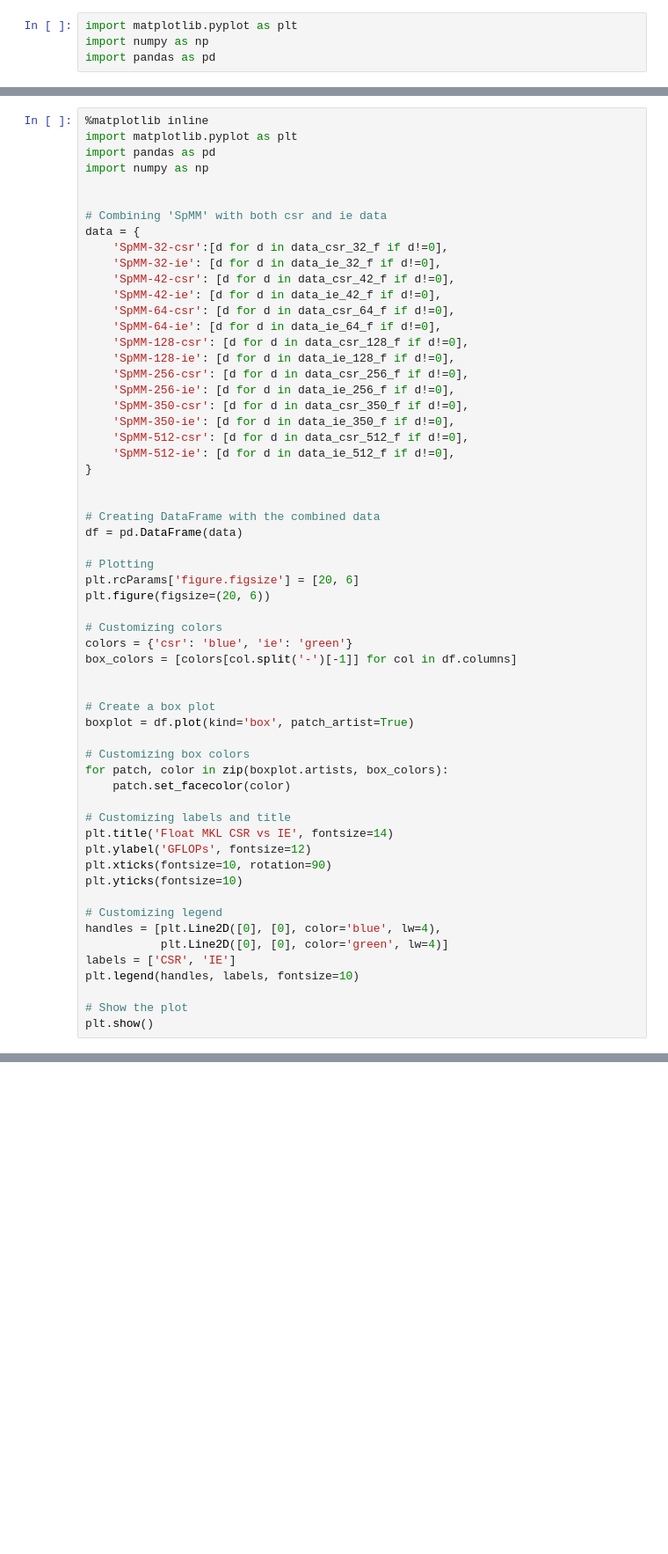
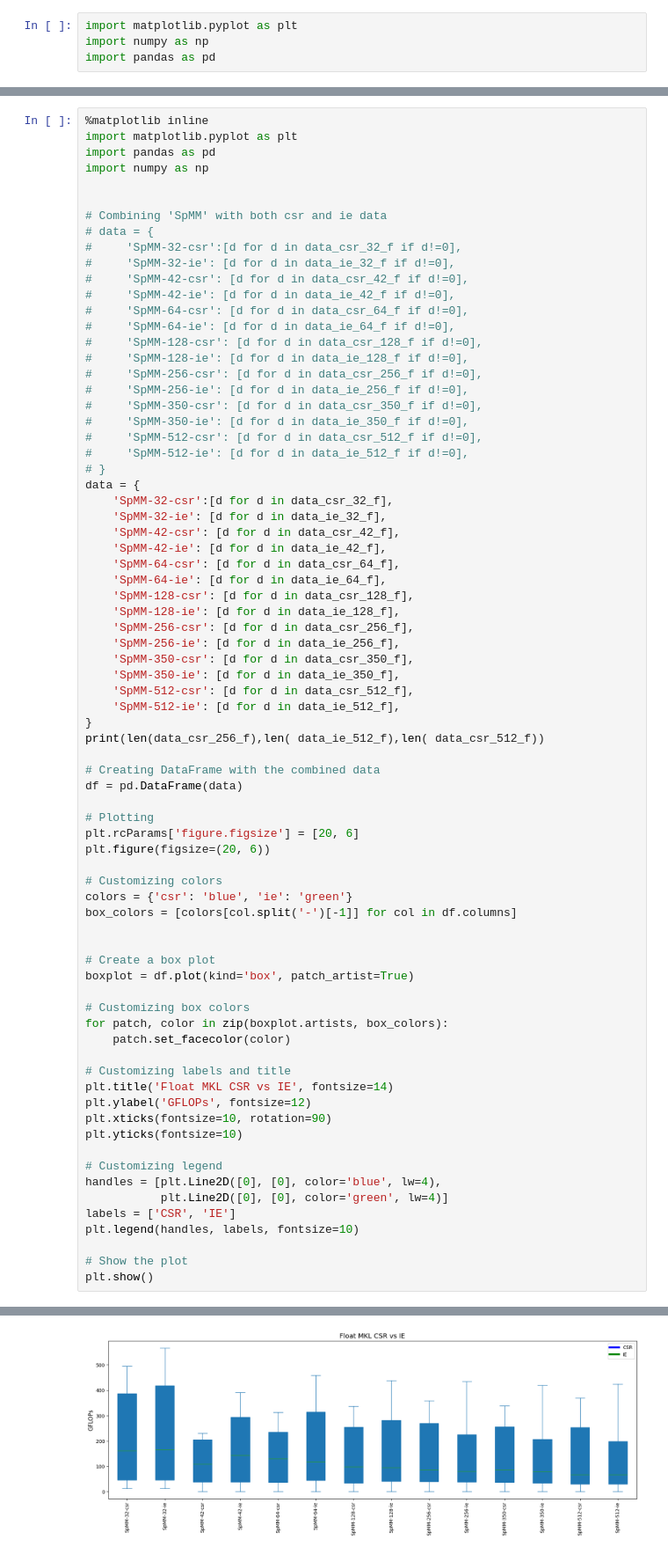
Before and after one commit to ioannatas/SpMM-Research, a Jupyter notebook: benchmark_results/amd-epyc7/plotting_2.ipynb, the cells around one changed output, grey strips where cells are left out. Shown at 88% size. Cells and saved outputs as stored; diff of their text form; blank space fills up the shorter version.

```diff
--- a/benchmark_results/amd-epyc7/plotting_2.ipynb
+++ b/benchmark_results/amd-epyc7/plotting_2.ipynb
@@ -234,23 +252,39 @@ import numpy as np
 
 
 # Combining 'SpMM' with both csr and ie data
+# data = {
+#     'SpMM-32-csr':[d for d in data_csr_32_f if d!=0],
+#     'SpMM-32-ie': [d for d in data_ie_32_f if d!=0],
+#     'SpMM-42-csr': [d for d in data_csr_42_f if d!=0],
+#     'SpMM-42-ie': [d for d in data_ie_42_f if d!=0],
+#     'SpMM-64-csr': [d for d in data_csr_64_f if d!=0],
+#     'SpMM-64-ie': [d for d in data_ie_64_f if d!=0],
+#     'SpMM-128-csr': [d for d in data_csr_128_f if d!=0],
+#     'SpMM-128-ie': [d for d in data_ie_128_f if d!=0],
+#     'SpMM-256-csr': [d for d in data_csr_256_f if d!=0],
+#     'SpMM-256-ie': [d for d in data_ie_256_f if d!=0],
+#     'SpMM-350-csr': [d for d in data_csr_350_f if d!=0],
+#     'SpMM-350-ie': [d for d in data_ie_350_f if d!=0],
+#     'SpMM-512-csr': [d for d in data_csr_512_f if d!=0],
+#     'SpMM-512-ie': [d for d in data_ie_512_f if d!=0],
+# }
 data = {
-    'SpMM-32-csr':[d for d in data_csr_32_f if d!=0],
-    'SpMM-32-ie': [d for d in data_ie_32_f if d!=0],
-    'SpMM-42-csr': [d for d in data_csr_42_f if d!=0],
-    'SpMM-42-ie': [d for d in data_ie_42_f if d!=0],
-    'SpMM-64-csr': [d for d in data_csr_64_f if d!=0],
-    'SpMM-64-ie': [d for d in data_ie_64_f if d!=0],
-    'SpMM-128-csr': [d for d in data_csr_128_f if d!=0],
-    'SpMM-128-ie': [d for d in data_ie_128_f if d!=0],
-    'SpMM-256-csr': [d for d in data_csr_256_f if d!=0],
-    'SpMM-256-ie': [d for d in data_ie_256_f if d!=0],
-    'SpMM-350-csr': [d for d in data_csr_350_f if d!=0],
-    'SpMM-350-ie': [d for d in data_ie_350_f if d!=0],
-    'SpMM-512-csr': [d for d in data_csr_512_f if d!=0],
-    'SpMM-512-ie': [d for d in data_ie_512_f if d!=0],
+    'SpMM-32-csr':[d for d in data_csr_32_f],
+    'SpMM-32-ie': [d for d in data_ie_32_f],
+    'SpMM-42-csr': [d for d in data_csr_42_f],
+    'SpMM-42-ie': [d for d in data_ie_42_f],
+    'SpMM-64-csr': [d for d in data_csr_64_f],
+    'SpMM-64-ie': [d for d in data_ie_64_f],
+    'SpMM-128-csr': [d for d in data_csr_128_f],
+    'SpMM-128-ie': [d for d in data_ie_128_f],
+    'SpMM-256-csr': [d for d in data_csr_256_f],
+    'SpMM-256-ie': [d for d in data_ie_256_f],
+    'SpMM-350-csr': [d for d in data_csr_350_f],
+    'SpMM-350-ie': [d for d in data_ie_350_f],
+    'SpMM-512-csr': [d for d in data_csr_512_f],
+    'SpMM-512-ie': [d for d in data_ie_512_f],
 }
-
+print(len(data_csr_256_f),len( data_ie_512_f),len( data_csr_512_f))
 
 # Creating DataFrame with the combined data
 df = pd.DataFrame(data)
@@ -289,0 +325 @@ ValueError: All arrays must be of the same length
+[figure, added]
```
Also changed, not shown: parts of 7 cells of this notebook, 52 other files.
